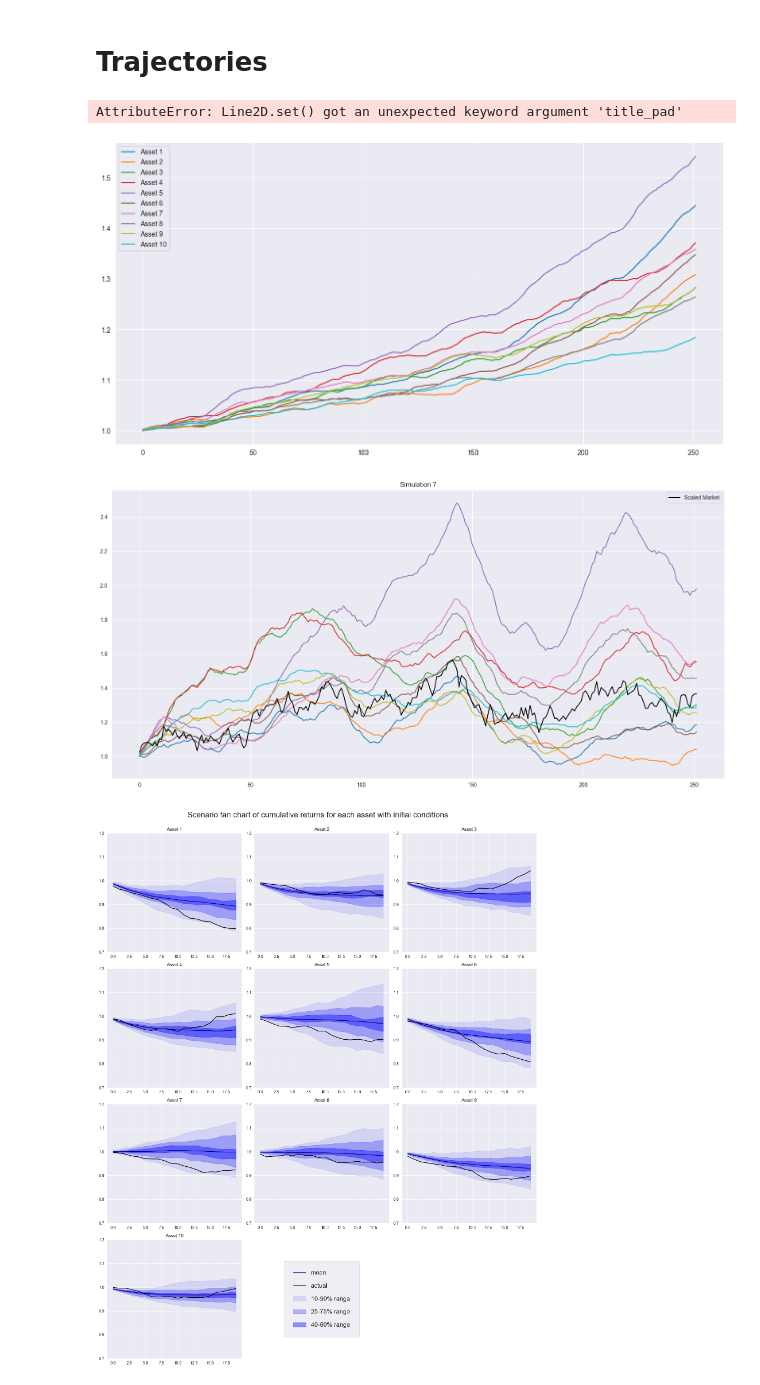
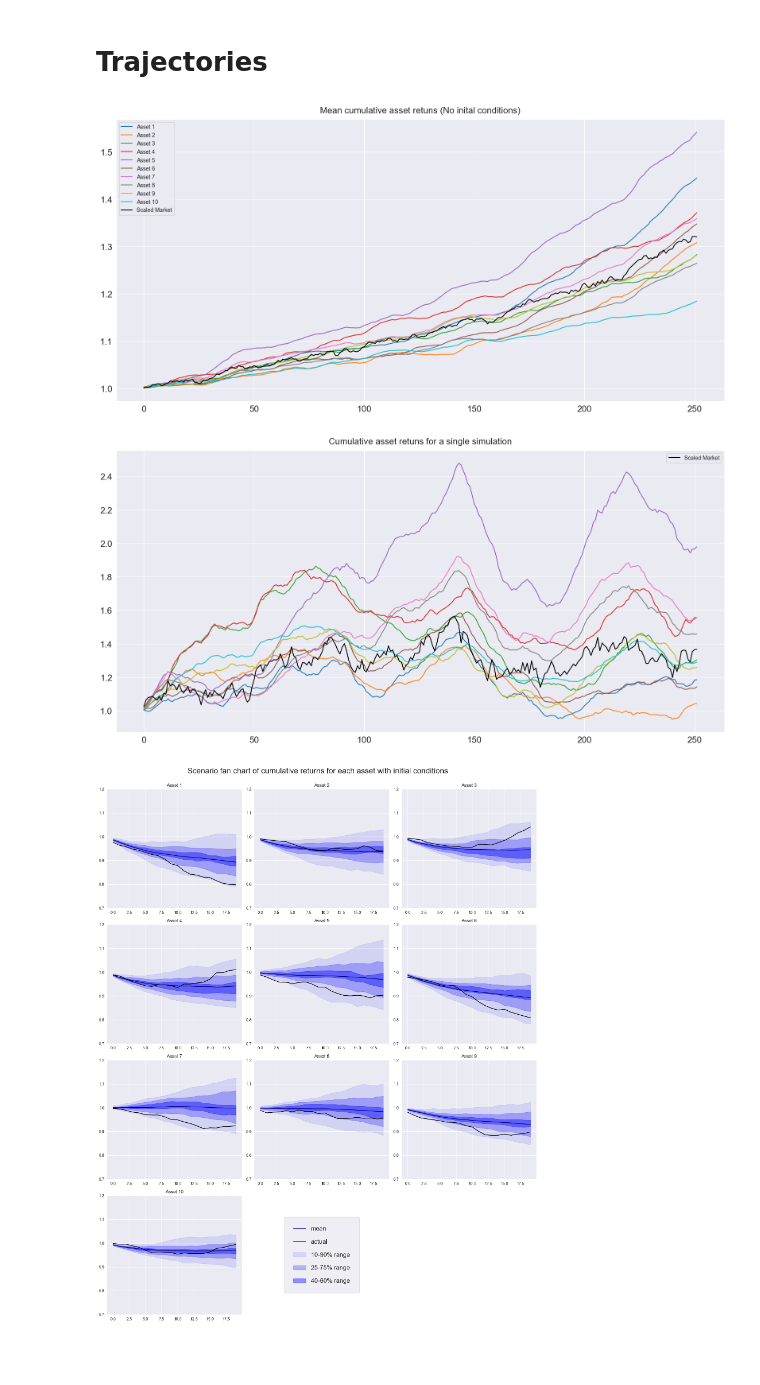
Before and after one commit to V4laky/PortfolioMPC, a Jupyter notebook: notebooks/Trajectory_analysis.ipynb, the cells around one changed output. Drawn from its saved outputs; the diff is of its cells as text; code cells hidden in the pictures; blank space fills up the shorter version.

Commit message:
scripts, misspecification and plots.

```diff
--- a/notebooks/Trajectory_analysis.ipynb
+++ b/notebooks/Trajectory_analysis.ipynb
@@ -320,22 +332,24 @@ ax[1].set_ylim((-0.005, 0.005))
 market_returns_df = pd.DataFrame(market_returns)
 # %%
 fig, ax = plt.subplots(1,1)
+
+ax.set_title('Mean cumulative asset retuns (No inital conditions)', fontsize=16, y=1.01)
 
 for i in range(market.n_assets):
     asset_returns = pd.DataFrame(sims[:, :, i])
 
     np.exp(asset_returns).cumprod(axis=1).mean().plot(legend=True, label=f'Asset {i+1}', figsize=(16,8), ax=ax)
 np.exp(market_returns_df * market.betas.mean()).cumprod(axis=1).mean().plot(legend=True, label=f'Scaled Market', ax=ax,
-                                                                            figsize=(16,8), color='black', title='Mean cumulative asset retuns (No inital conditions)'
-                                                                            , fontsize=16)
+                                                                            figsize=(16,8), color='black', fontsize=16)
 fig.tight_layout()
 # %% [output]
-AttributeError: Line2D.set() got an unexpected keyword argument 'title_pad'
-[figure, old version]
+[figure, new version]
 # %%
 fig.savefig(project_root / "results" / "figures" / "mean_cum_plot.pdf")
 # %%
 fig, ax = plt.subplots(1,1)
+
+ax.set_title('Cumulative asset retuns for a single simulation', fontsize=16, y=1.01)
 
 sim_num = 7
 
@@ -344,10 +358,10 @@ for i in range(market.n_assets):
 
     np.exp(asset_returns).cumprod().plot(legend=False, label=f'Asset {i+1}', figsize=(16,8), ax=ax)
 
-np.exp(market_returns_df.loc[sim_num] * market.betas.mean()).cumprod().plot(legend=True, label=f'Scaled Market', figsize=(16,8), color='black', ax=ax, title=f'Simulation {sim_num}')
+np.exp(market_returns_df.loc[sim_num] * market.betas.mean()).cumprod().plot(legend=True, label=f'Scaled Market', figsize=(16,8), color='black', ax=ax, fontsize=16)
 fig.tight_layout()
 # %% [output]
-[figure, old version]
+[figure, new version]
 # %%
 fig.savefig(project_root / "results" / "figures" / "example_sim_plot.pdf")
 # %%
```
Also changed, not shown: parts of 1 cell of this notebook, 6 other files.
